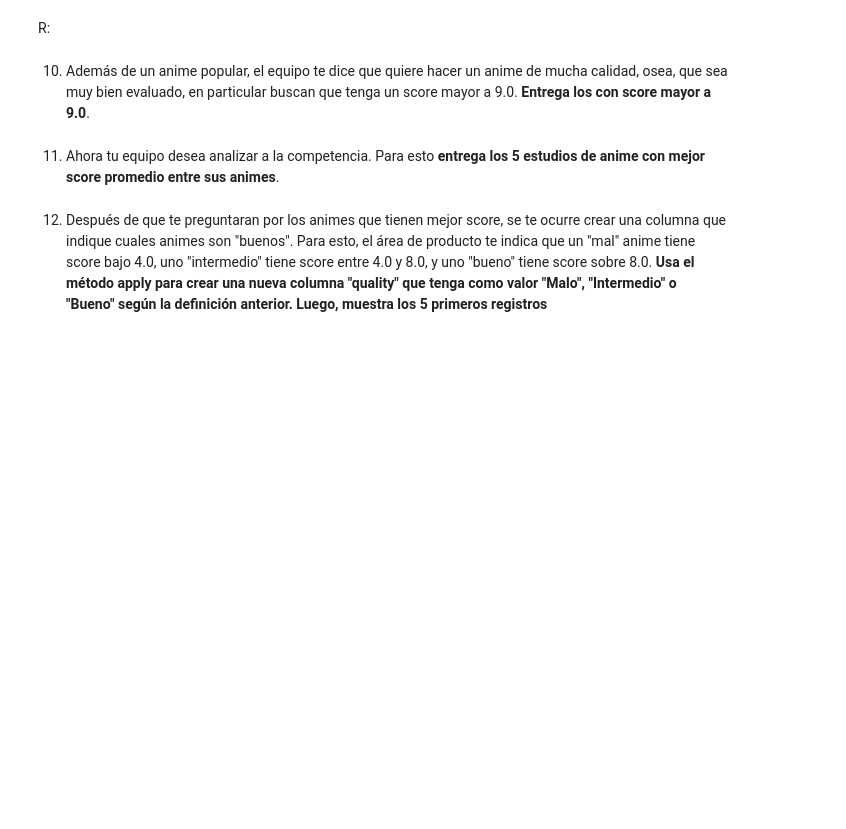
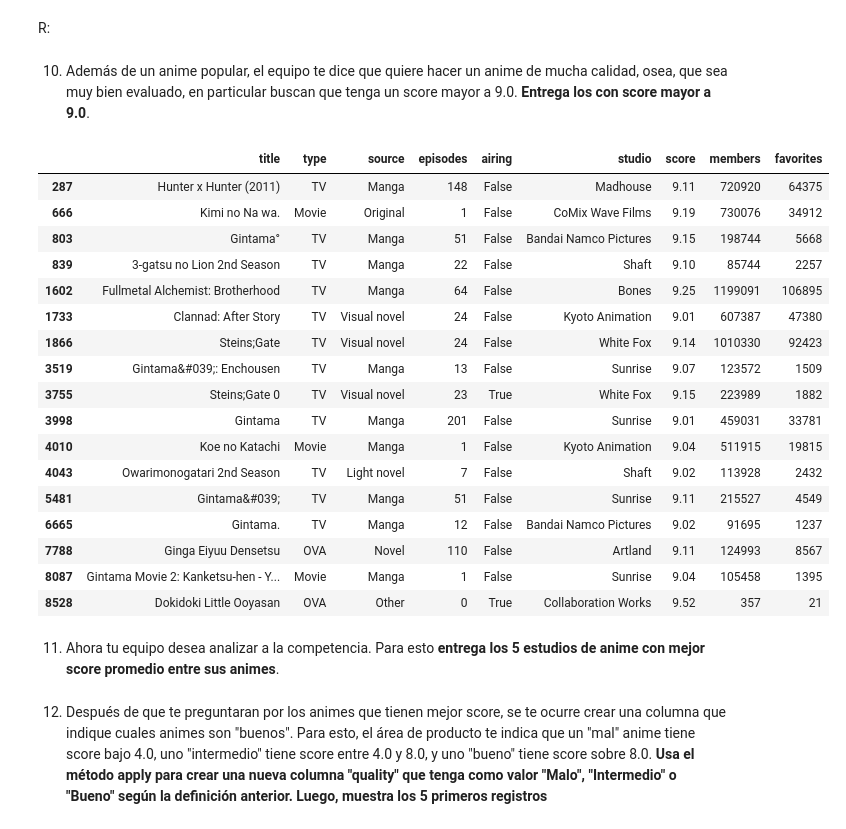
Before and after one commit to SebaSalasLvd/laboratorios-mineria, a Jupyter notebook: lab1/data/Laboratorio_1_2025.ipynb, the cells around one changed output. Cells and saved outputs as stored; diff of their text form; code cells hidden in the pictures; blank space fills up the shorter version.

```diff
--- a/lab1/data/Laboratorio_1_2025.ipynb
+++ b/lab1/data/Laboratorio_1_2025.ipynb
@@ -231,6 +231,27 @@ df_sorted.head()
 R:
 # %% [markdown]
 10. Además de un anime popular, el equipo te dice que quiere hacer un anime de mucha calidad, osea, que sea muy bien evaluado, en particular buscan que tenga un score mayor a 9.0. **Entrega los con score mayor a 9.0**.
+# %%
+df_merge[df_merge.score > 9.0]
+# %% [output]
+|  | title | type | source | episodes | airing | studio | score | members | favorites |
+| 287 | Hunter x Hunter (2011) | TV | Manga | 148 | False | Madhouse | 9.11 | 720920 | 64375 |
+| 666 | Kimi no Na wa. | Movie | Original | 1 | False | CoMix Wave Films | 9.19 | 730076 | 34912 |
+| 803 | Gintama° | TV | Manga | 51 | False | Bandai Namco Pictures | 9.15 | 198744 | 5668 |
+| 839 | 3-gatsu no Lion 2nd Season | TV | Manga | 22 | False | Shaft | 9.10 | 85744 | 2257 |
+| 1602 | Fullmetal Alchemist: Brotherhood | TV | Manga | 64 | False | Bones | 9.25 | 1199091 | 106895 |
+| 1733 | Clannad: After Story | TV | Visual novel | 24 | False | Kyoto Animation | 9.01 | 607387 | 47380 |
+| 1866 | Steins;Gate | TV | Visual novel | 24 | False | White Fox | 9.14 | 1010330 | 92423 |
+| 3519 | Gintama&#039;: Enchousen | TV | Manga | 13 | False | Sunrise | 9.07 | 123572 | 1509 |
+| 3755 | Steins;Gate 0 | TV | Visual novel | 23 | True | White Fox | 9.15 | 223989 | 1882 |
+| 3998 | Gintama | TV | Manga | 201 | False | Sunrise | 9.01 | 459031 | 33781 |
+| 4010 | Koe no Katachi | Movie | Manga | 1 | False | Kyoto Animation | 9.04 | 511915 | 19815 |
+| 4043 | Owarimonogatari 2nd Season | TV | Light novel | 7 | False | Shaft | 9.02 | 113928 | 2432 |
+| 5481 | Gintama&#039; | TV | Manga | 51 | False | Sunrise | 9.11 | 215527 | 4549 |
+| 6665 | Gintama. | TV | Manga | 12 | False | Bandai Namco Pictures | 9.02 | 91695 | 1237 |
+| 7788 | Ginga Eiyuu Densetsu | OVA | Novel | 110 | False | Artland | 9.11 | 124993 | 8567 |
+| 8087 | Gintama Movie 2: Kanketsu-hen - Y... | Movie | Manga | 1 | False | Sunrise | 9.04 | 105458 | 1395 |
+| 8528 | Dokidoki Little Ooyasan | OVA | Other | 0 | True | Collaboration Works | 9.52 | 357 | 21 |
 # %% [markdown]
 11. Ahora tu equipo desea analizar a la competencia. Para esto **entrega los 5 estudios de anime con mejor score promedio entre sus animes**.
 # %% [markdown]
```
